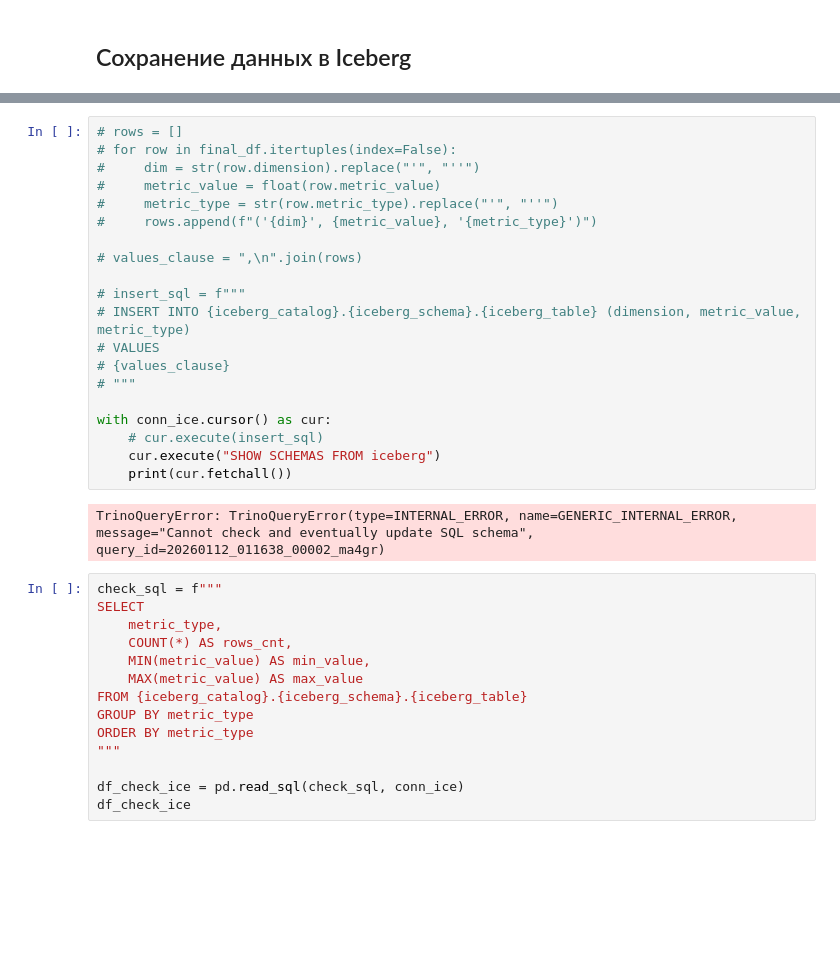
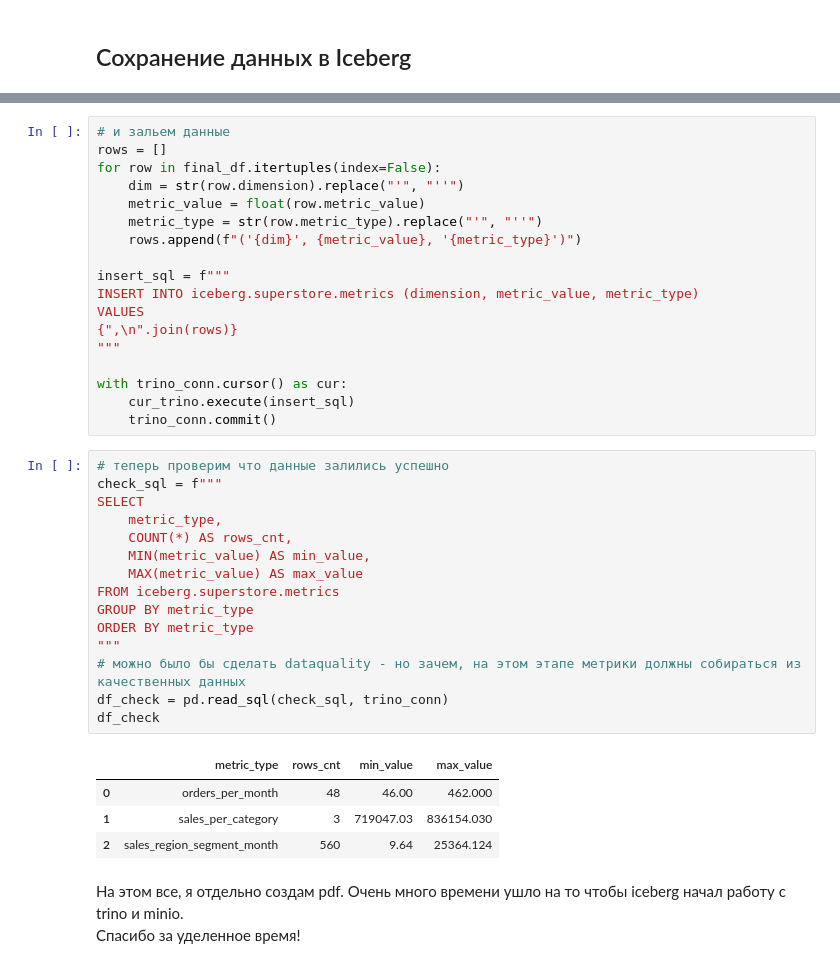
Before and after one commit to RiskofStorm/HSE, a Jupyter notebook: ms_final_homework/final_homework.ipynb, the cells around one changed output, grey strips where cells are left out. Cells and saved outputs as stored; diff of their text form; blank space fills up the shorter version.

```diff
--- a/ms_final_homework/final_homework.ipynb
+++ b/ms_final_homework/final_homework.ipynb
@@ -391,36 +462,41 @@ TrinoQueryError: TrinoQueryError(type=INTERNAL_ERROR, name=GENERIC_INTERNAL_ERRO
 # %%
-# rows = []
-# for row in final_df.itertuples(index=False):
-#     dim = str(row.dimension).replace("'", "''")
-#     metric_value = float(row.metric_value)
-#     metric_type = str(row.metric_type).replace("'", "''")
-#     rows.append(f"('{dim}', {metric_value}, '{metric_type}')")
+# и зальем данные
+rows = []
+for row in final_df.itertuples(index=False):
+    dim = str(row.dimension).replace("'", "''")
+    metric_value = float(row.metric_value)
+    metric_type = str(row.metric_type).replace("'", "''")
+    rows.append(f"('{dim}', {metric_value}, '{metric_type}')")
 
-# values_clause = ",\n".join(rows)
+insert_sql = f"""
+INSERT INTO iceberg.superstore.metrics (dimension, metric_value, metric_type)
+VALUES
+{",\n".join(rows)}
+"""
 
-# insert_sql = f"""
-# INSERT INTO {iceberg_catalog}.{iceberg_schema}.{iceberg_table} (dimension, metric_value, metric_type)
-# VALUES
-# {values_clause}
-# """
-
-with conn_ice.cursor() as cur:
-    # cur.execute(insert_sql)
-    cur.execute("SHOW SCHEMAS FROM iceberg")
-    print(cur.fetchall())
+with trino_conn.cursor() as cur:
+    cur_trino.execute(insert_sql)
+    trino_conn.commit()
-# %% [output]
-TrinoQueryError: TrinoQueryError(type=INTERNAL_ERROR, name=GENERIC_INTERNAL_ERROR, message="Cannot check and eventually update SQL schema", query_id=20260112_011638_00002_ma4gr)
 # %%
+# теперь проверим что данные залились успешно
 check_sql = f"""
 SELECT
     metric_type,
     COUNT(*) AS rows_cnt,
     MIN(metric_value) AS min_value,
     MAX(metric_value) AS max_value
-FROM {iceberg_catalog}.{iceberg_schema}.{iceberg_table}
+FROM iceberg.superstore.metrics
 GROUP BY metric_type
 ORDER BY metric_type
 """
-
-df_check_ice = pd.read_sql(check_sql, conn_ice)
-df_check_ice
+# можно было бы сделать dataquality - но зачем, на этом этапе метрики должны собираться из качественных данных
+df_check = pd.read_sql(check_sql, trino_conn)
+df_check
+# %% [output]
+|  | metric_type | rows_cnt | min_value | max_value |
+| 0 | orders_per_month | 48 | 46.00 | 462.000 |
+| 1 | sales_per_category | 3 | 719047.03 | 836154.030 |
+| 2 | sales_region_segment_month | 560 | 9.64 | 25364.124 |
+# %% [markdown]
+На этом все, я отдельно создам pdf. Очень много времени ушло на то чтобы iceberg начал работу с trino и minio.
+Спасибо за уделенное время!
```
Also changed, not shown: parts of 16 cells of this notebook, 19 other files.
